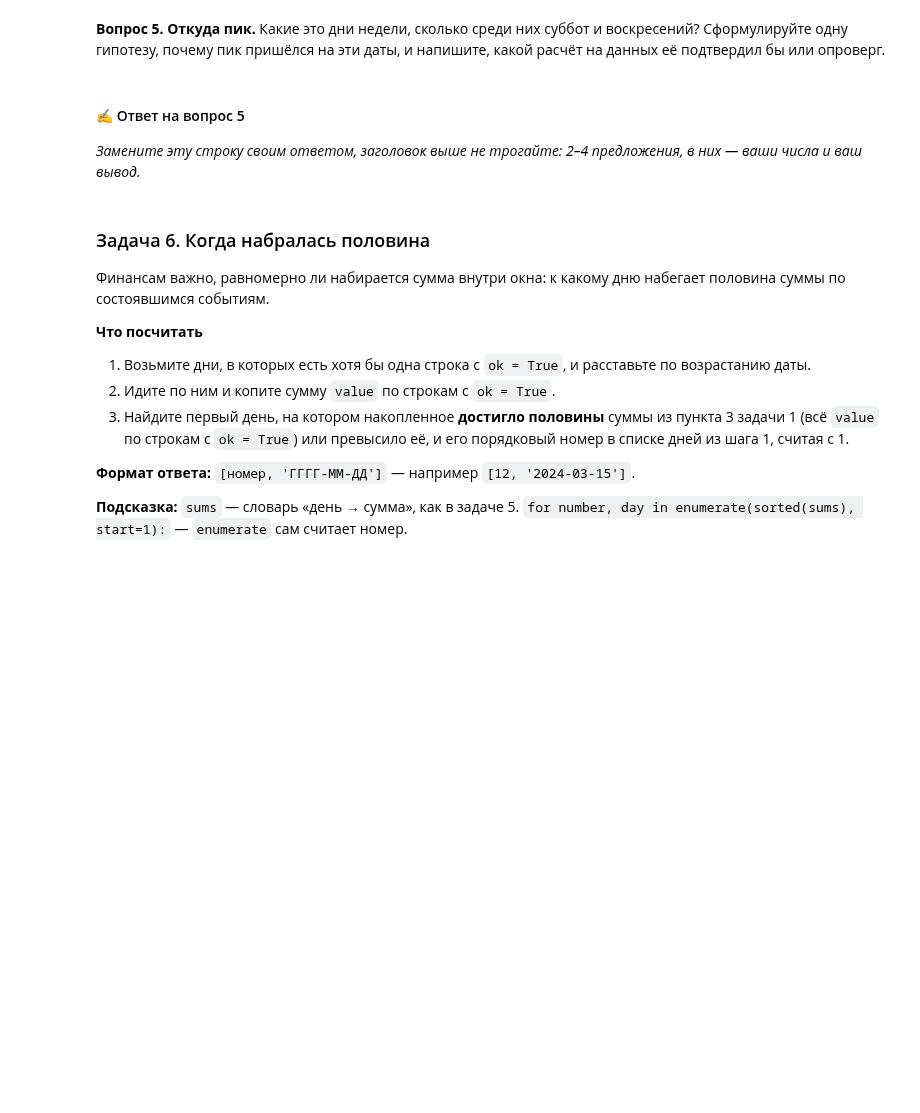
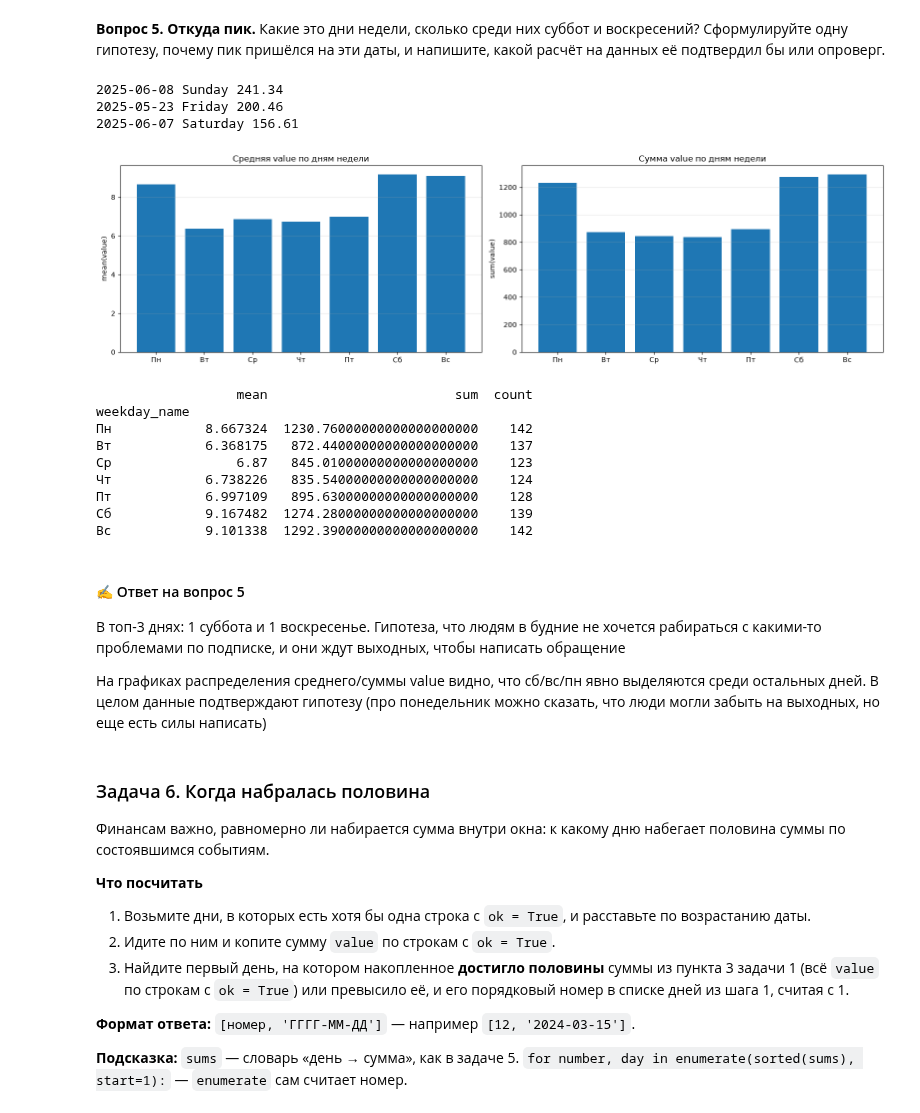
Before and after one commit to AlexxanderrSid/HSE-prime-monitor, a Jupyter notebook: notebooks/дз-1-окружение-и-репозиторий/hw1.ipynb, the cells around one changed output. Saved outputs shown, nothing was run; the diff lists cells and outputs as text; code cells hidden in the pictures; blank space fills up the shorter version.

```diff
--- a/notebooks/дз-1-окружение-и-репозиторий/hw1.ipynb
+++ b/notebooks/дз-1-окружение-и-репозиторий/hw1.ipynb
@@ -41,11 +41,11 @@
 
 Это **единственное место**, где указан участок. При проверке преподаватель подставит сюда другой участок — и все ответы должны пересчитаться сами. Поэтому ячейку не удаляйте и не пересоздавайте, а значения больше нигде не повторяйте.
 # %%
-TABLE = None           # таблица, например "payments"
-SEGMENT_COLUMN = None  # колонка сегмента, например "payment_method"
-SEGMENT = None         # сегмент — значение в этой колонке, например "card"
-PERIOD_START = None    # первый день окна, например "2026-04-01"
-PERIOD_END = None      # последний день окна ВКЛЮЧИТЕЛЬНО, например "2026-06-30"
+TABLE = 'support_tickets'           # таблица, например "payments"
+SEGMENT_COLUMN = 'category'         # колонка сегмента, например "payment_method"
+SEGMENT = 'прочее'                  # сегмент — значение в этой колонке, например "card"
+PERIOD_START = '2025-04-01'         # первый день окна, например "2026-04-01"
+PERIOD_END = '2025-09-30'           # последний день окна ВКЛЮЧИТЕЛЬНО, например "2026-06-30"
 # %% [markdown]
 ### 1.2 Подключение
 
@@ -432,3 +565,7 @@ answer_4
 # %%
 # Числа для ответа на вопрос 4 считайте здесь — по rows и answer_4.
 # Ячейка тоже выполняется на контрольном участке: даты, id и сегмент руками не вписывайте.
+
+df = pd.DataFrame(rows)
+counts = Counter(df[df['ok'] == True]['actor_id'])
+print(f'Победителей: {len({user: count for user, count in counts.items() if count == 2})}')
@@ -461,10 +610,68 @@ answer_5
 # %%
 # Числа для ответа на вопрос 5 считайте здесь — по rows и answer_5.
 # Ячейка тоже выполняется на контрольном участке: даты, id и сегмент руками не вписывайте.
+
+import datetime
+
+for date_str, total in answer_5:
+    d = datetime.date.fromisoformat(date_str)
+    weekday_name = d.strftime('%A')
+    print(date_str, weekday_name, total)
+# %% [output]
+2025-06-08 Sunday 241.34
+2025-05-23 Friday 200.46
+2025-06-07 Saturday 156.61
+# %%
+import matplotlib.pyplot as plt
+
+def plot_weekday_distribution(df):
+    ok_rows = df[df['ok'] == True].copy()
+    ok_rows['day'] = pd.to_datetime(ok_rows['day'])
+    ok_rows['weekday'] = ok_rows['day'].dt.weekday
+
+    weekday_names = ['Пн', 'Вт', 'Ср', 'Чт', 'Пт', 'Сб', 'Вс']
+    ok_rows['weekday_name'] = ok_rows['weekday'].map(lambda w: weekday_names[w])
+
+    stats = ok_rows.groupby('weekday_name')['value'].agg(['mean', 'sum', 'count'])
+    stats = stats.reindex(weekday_names)
+
+    fig, axes = plt.subplots(1, 2, figsize=(16, 4.5))
+
+    axes[0].bar(stats.index, stats['mean'])
+    axes[0].set_title('Средняя value по дням недели')
+    axes[0].set_ylabel('mean(value)')
+    axes[0].grid(axis='y', alpha=0.3)
+
+    axes[1].bar(stats.index, stats['sum'])
+    axes[1].set_title('Сумма value по дням недели')
+    axes[1].set_ylabel('sum(value)')
+    axes[1].grid(axis='y', alpha=0.3)
+
+    plt.tight_layout()
+    plt.show()
+
+    return stats
+
+
+stats = plot_weekday_distribution(df)
+print(stats)
+# %% [output]
+[figure, added]
+                  mean                        sum  count
+weekday_name
+Пн            8.667324  1230.76000000000000000000    142
+Вт            6.368175   872.44000000000000000000    137
+Ср                6.87   845.01000000000000000000    123
+Чт            6.738226   835.54000000000000000000    124
+Пт            6.997109   895.63000000000000000000    128
+Сб            9.167482  1274.28000000000000000000    139
+Вс            9.101338  1292.39000000000000000000    142
 # %% [markdown]
 #### ✍️ Ответ на вопрос 5
 
-_Замените эту строку своим ответом, заголовок выше не трогайте: 2–4 предложения, в них — ваши числа и ваш вывод._
+В топ-3 днях: 1 суббота и 1 воскресенье. Гипотеза, что людям в будние не хочется рабираться с какими-то проблемами по подписке, и они ждут выходных, чтобы написать обращение
+
+На графиках распределения среднего/суммы value видно, что сб/вс/пн явно выделяются среди остальных дней. В целом данные подтверждают гипотезу (про понедельник можно сказать, что люди могли забыть на выходных, но еще есть силы написать)
 # %% [markdown]
 ### Задача 6. Когда набралась половина
 
```
Also changed, not shown: parts of 33 cells of this notebook.
